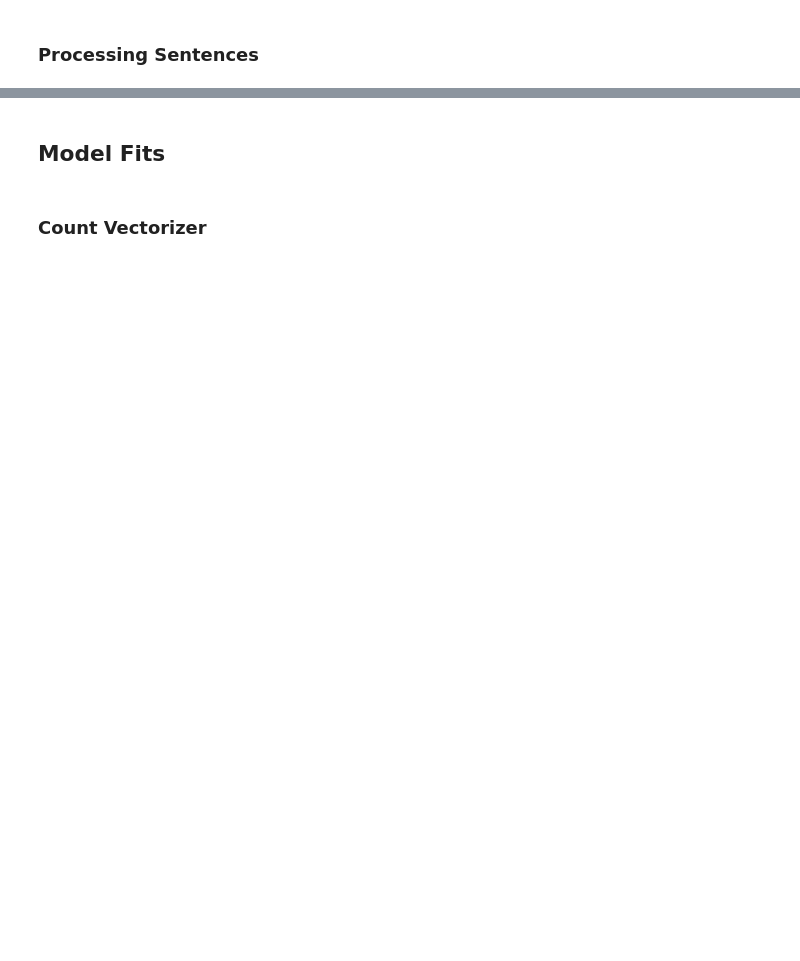
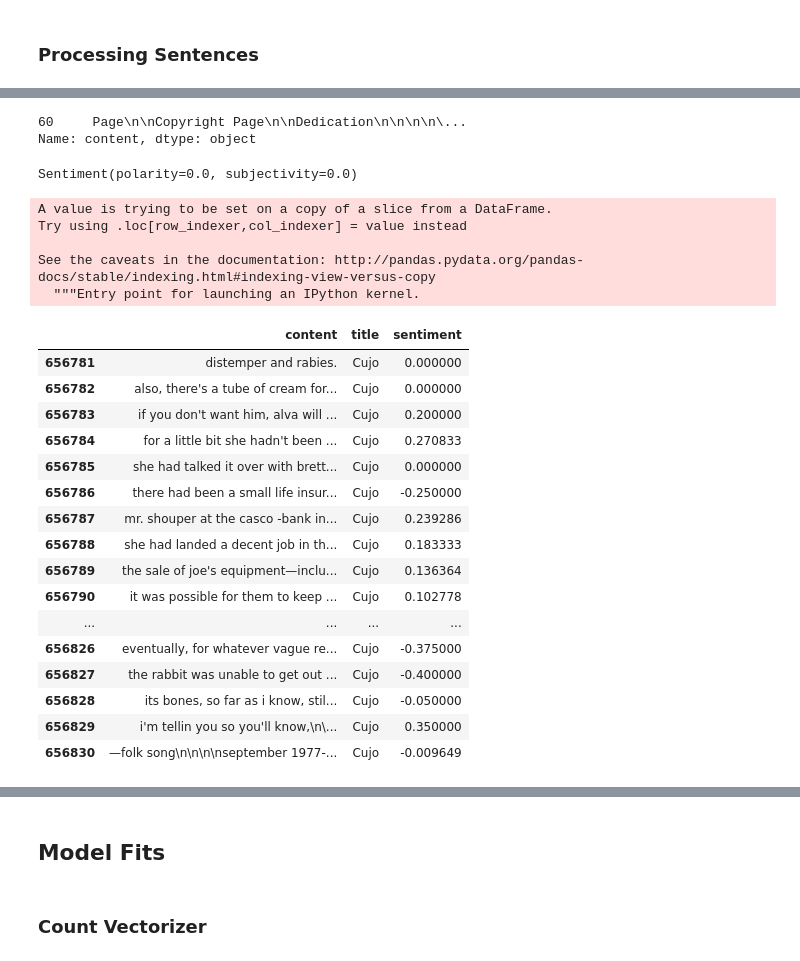
Before and after one commit to xvila/fletcher, a Jupyter notebook: data_processing.ipynb, the cells around one changed output, grey strips where cells are left out. Drawn from its saved outputs; the diff is of its cells as text; code cells hidden in the pictures; blank space fills up the shorter version.

```diff
--- a/data_processing.ipynb
+++ b/data_processing.ipynb
@@ -405,0 +496,37 @@ books = sentDF.content
+# %%
+cujo.content
+# %% [output]
+60     Page\n\nCopyright Page\n\nDedication\n\n\n\n\...
+Name: content, dtype: object
+# %%
+TextBlob(str(cujo.content)).sentiment
+# %% [output]
+Sentiment(polarity=0.0, subjectivity=0.0)
+# %%
+cujoDF['sentiment'] = cujoDF.content.apply(lambda x: TextBlob(x).sentiment[0])
+# %% [output]
+A value is trying to be set on a copy of a slice from a DataFrame.
+Try using .loc[row_indexer,col_indexer] = value instead
+
+See the caveats in the documentation: http://pandas.pydata.org/pandas-docs/stable/indexing.html#indexing-view-versus-copy
+  """Entry point for launching an IPython kernel.
+# %%
+cujoDF.tail(50)
+# %% [output]
+|  | content | title | sentiment |
+| 656781 | distemper and rabies. | Cujo | 0.000000 |
+| 656782 | also, there's a tube of cream for... | Cujo | 0.000000 |
+| 656783 | if you don't want him, alva will ... | Cujo | 0.200000 |
+| 656784 | for a little bit she hadn't been ... | Cujo | 0.270833 |
+| 656785 | she had talked it over with brett... | Cujo | 0.000000 |
+| 656786 | there had been a small life insur... | Cujo | -0.250000 |
+| 656787 | mr. shouper at the casco -bank in... | Cujo | 0.239286 |
+| 656788 | she had landed a decent job in th... | Cujo | 0.183333 |
+| 656789 | the sale of joe's equipment—inclu... | Cujo | 0.136364 |
+| 656790 | it was possible for them to keep ... | Cujo | 0.102778 |
+| ... | ... | ... | ... |
+| 656826 | eventually, for whatever vague re... | Cujo | -0.375000 |
+| 656827 | the rabbit was unable to get out ... | Cujo | -0.400000 |
+| 656828 | its bones, so far as i know, stil... | Cujo | -0.050000 |
+| 656829 | i'm tellin you so you'll know,\n\... | Cujo | 0.350000 |
+| 656830 | —folk song\n\n\n\nseptember 1977-... | Cujo | -0.009649 |
```
Also changed, not shown: parts of 102 cells of this notebook.
